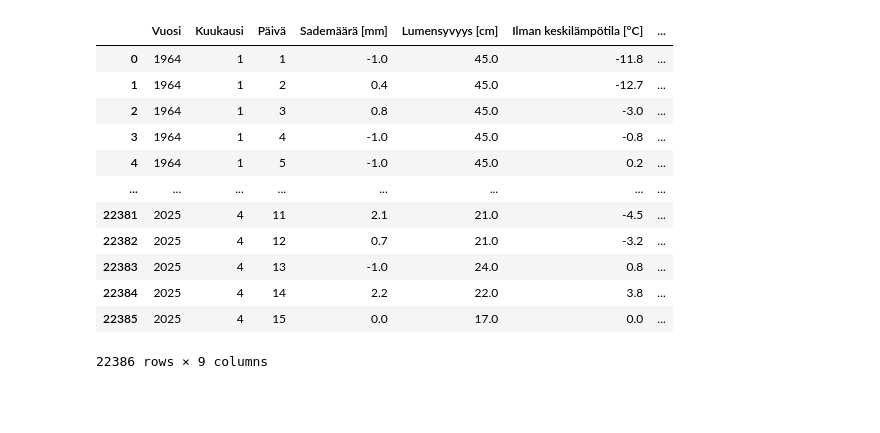
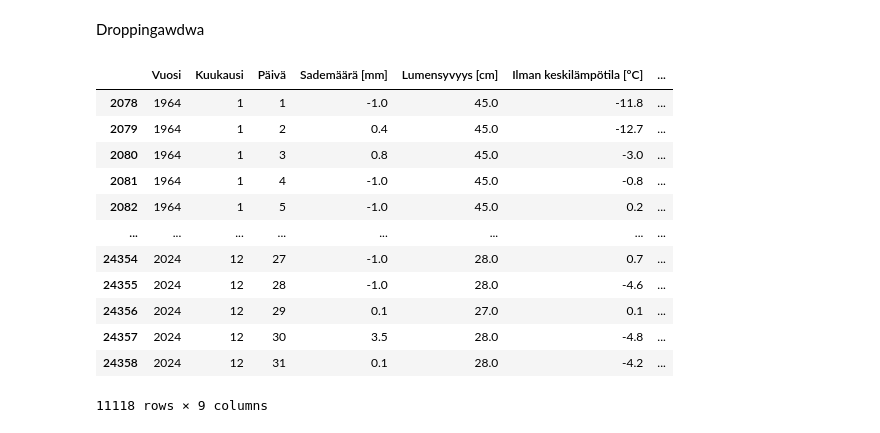
Before and after one commit to ValtsuL1/data-analytics-project, a Jupyter notebook: bonus.ipynb, the cells around one changed output. Drawn from its saved outputs; the diff is of its cells as text; code cells hidden in the pictures; blank space fills up the shorter version.

```diff
--- a/bonus.ipynb
+++ b/bonus.ipynb
@@ -26,26 +28,33 @@ data = {
+# %% [markdown]
+Droppingawdwa
 # %%
 df = pd.read_csv("Rovaniemi Apukka_ 1.1.1844 - 15.4.2025_1a7f08c2-4d3f-4e1e-88fb-5851b6f825af.csv", encoding='utf-8')
 
 agg_func = {'Sademäärä [mm]': 'sum', 'Lumensyvyys [cm]': 'sum', 'Ilman keskilämpötila [°C]': 'sum', 'Maanpintaminimi [°C]': 'sum', 'Ylin lämpötila [°C]': 'sum', 'Alin lämpötila [°C]': 'sum'}
 
-df = df.loc[df['Vuosi'] >= 1964]
-
 df = df.drop(columns=['Havaintoasema'])
 df = df.apply(pd.to_numeric, errors='coerce')
 df = df.groupby(['Vuosi', 'Kuukausi', 'Päivä']).aggregate(agg_func).reset_index()
+
+df = df.drop(df[(df['Kuukausi'] > 3) & (df['Kuukausi'] < 10)].index)
+
+df2 = df.loc[df['Vuosi'] >= 2024]
+
+df = df.loc[df['Vuosi'] >= 1964].loc[df['Vuosi'] < 2025]
+
 df
 # %% [output]
 |  | Vuosi | Kuukausi | Päivä | Sademäärä [mm] | Lumensyvyys [cm] | Ilman keskilämpötila [°C] | ... |
-| 0 | 1964 | 1 | 1 | -1.0 | 45.0 | -11.8 | ... |
-| 1 | 1964 | 1 | 2 | 0.4 | 45.0 | -12.7 | ... |
-| 2 | 1964 | 1 | 3 | 0.8 | 45.0 | -3.0 | ... |
-| 3 | 1964 | 1 | 4 | -1.0 | 45.0 | -0.8 | ... |
-| 4 | 1964 | 1 | 5 | -1.0 | 45.0 | 0.2 | ... |
+| 2078 | 1964 | 1 | 1 | -1.0 | 45.0 | -11.8 | ... |
+| 2079 | 1964 | 1 | 2 | 0.4 | 45.0 | -12.7 | ... |
+| 2080 | 1964 | 1 | 3 | 0.8 | 45.0 | -3.0 | ... |
+| 2081 | 1964 | 1 | 4 | -1.0 | 45.0 | -0.8 | ... |
+| 2082 | 1964 | 1 | 5 | -1.0 | 45.0 | 0.2 | ... |
 | ... | ... | ... | ... | ... | ... | ... | ... |
-| 22381 | 2025 | 4 | 11 | 2.1 | 21.0 | -4.5 | ... |
-| 22382 | 2025 | 4 | 12 | 0.7 | 21.0 | -3.2 | ... |
-| 22383 | 2025 | 4 | 13 | -1.0 | 24.0 | 0.8 | ... |
-| 22384 | 2025 | 4 | 14 | 2.2 | 22.0 | 3.8 | ... |
-| 22385 | 2025 | 4 | 15 | 0.0 | 17.0 | 0.0 | ... |
+| 24354 | 2024 | 12 | 27 | -1.0 | 28.0 | 0.7 | ... |
+| 24355 | 2024 | 12 | 28 | -1.0 | 28.0 | -4.6 | ... |
+| 24356 | 2024 | 12 | 29 | 0.1 | 27.0 | 0.1 | ... |
+| 24357 | 2024 | 12 | 30 | 3.5 | 28.0 | -4.8 | ... |
+| 24358 | 2024 | 12 | 31 | 0.1 | 28.0 | -4.2 | ... |
-22386 rows × 9 columns
+11118 rows × 9 columns
 # %%
```
Also changed, not shown: parts of 16 cells of this notebook.
